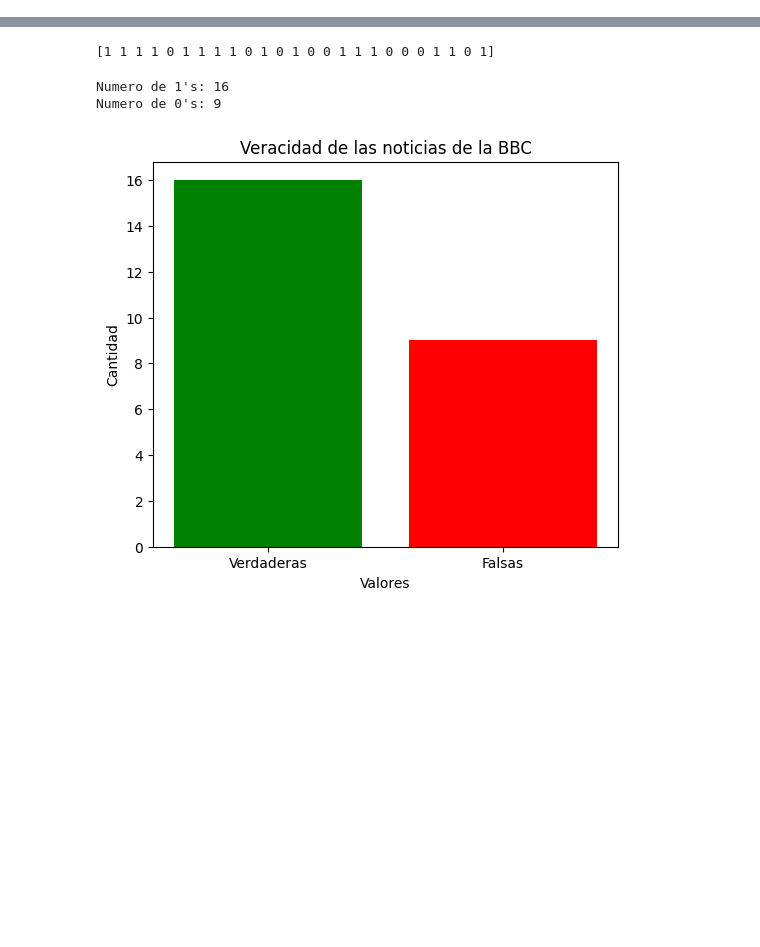
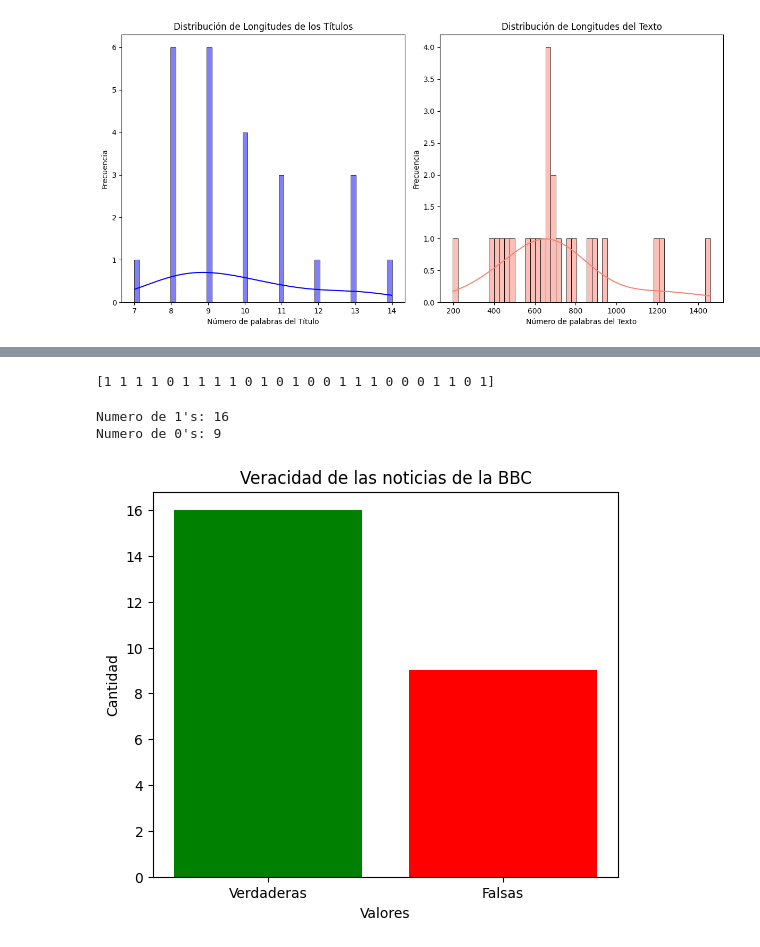
Before and after one commit to jzarcoo/FakeNewsDetection, a Jupyter notebook: Reloaded_SVC.ipynb, the cells around one changed output, grey strips where cells are left out. Cells and saved outputs as stored; diff of their text form; code cells hidden in the pictures; blank space fills up the shorter version.

```diff
--- a/Reloaded_SVC.ipynb
+++ b/Reloaded_SVC.ipynb
@@ -14,0 +41,22 @@ examples = df["Texto"]
+# %%
+df['Longitud_Titulo'] = df['Titulo'].apply(lambda x: len(x.split()))
+df['Longitud_Texto'] = df['Texto'].apply(lambda x: len(x.split()))
+
+plt.figure(figsize=(12, 6))
+
+plt.subplot(1, 2, 1)
+sns.histplot(df['Longitud_Titulo'], kde=True, bins=50, color="blue")
+plt.title('Distribución de Longitudes de los Títulos')
+plt.xlabel('Número de palabras del Título')
+plt.ylabel('Frecuencia')
+
+plt.subplot(1, 2, 2)
+sns.histplot(df['Longitud_Texto'], kde=True, bins=50, color="salmon")
+plt.title('Distribución de Longitudes del Texto')
+plt.xlabel('Número de palabras del Texto')
+plt.ylabel('Frecuencia')
+
+plt.tight_layout()
+plt.show()
+# %% [output]
+[figure, added]
```
Also changed, not shown: parts of 37 cells of this notebook.
